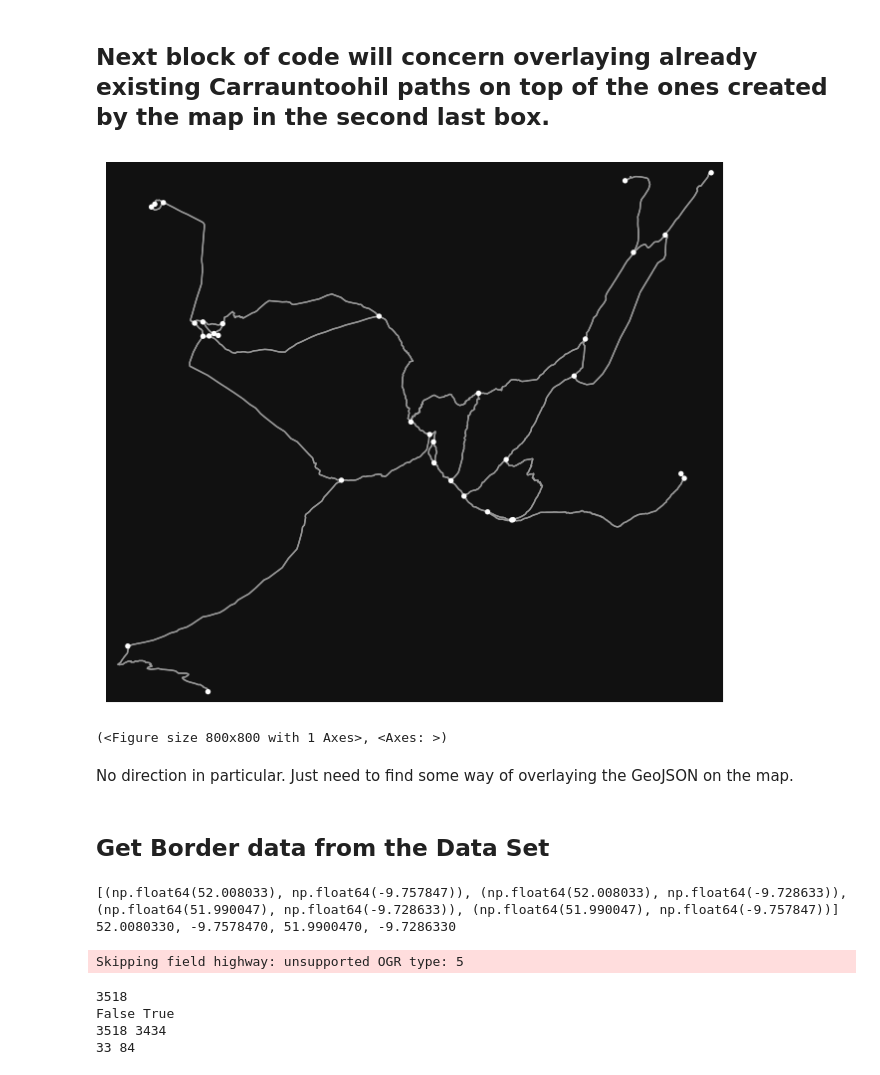
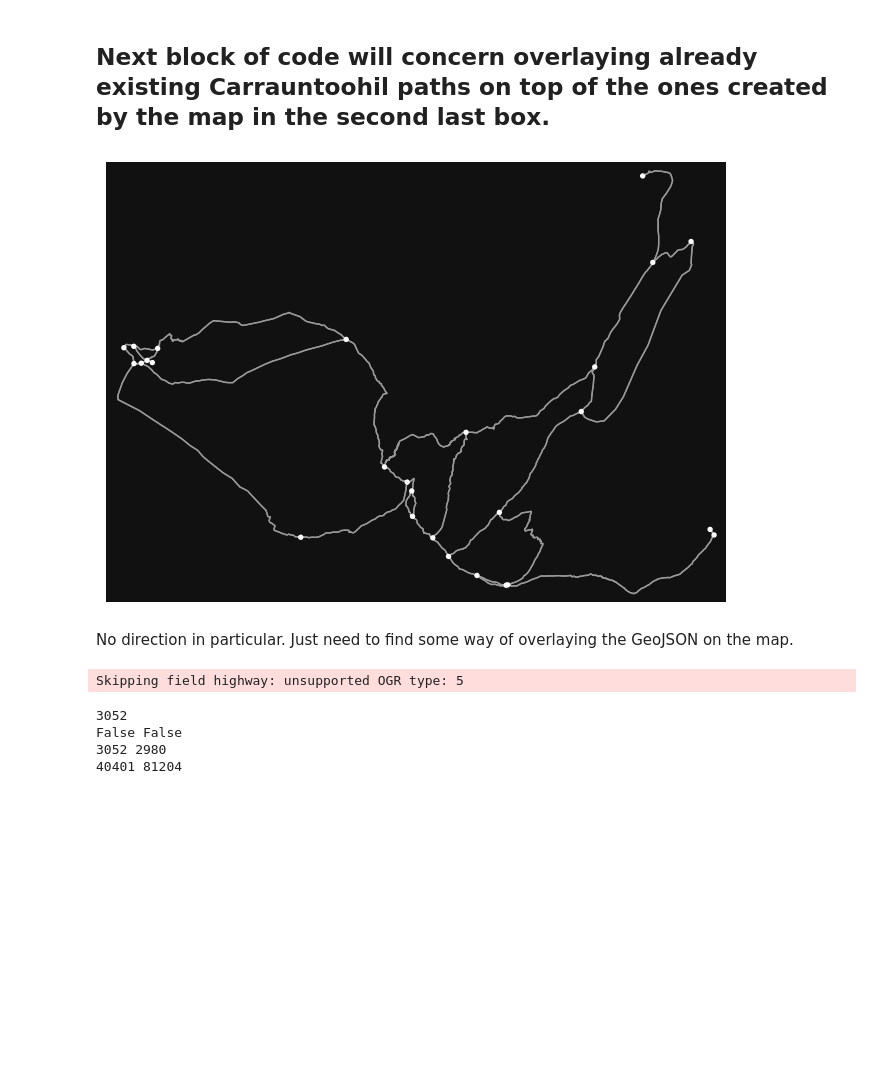
Before and after one commit to DogPope/FYP-Development, a Jupyter notebook: functions.ipynb, the cells around one changed output. Drawn from its saved outputs; the diff is of its cells as text; code cells hidden in the pictures; blank space fills up the shorter version.

Commit message:
Added Terrain data from the Path set. Should add to the Graph.

```diff
--- a/functions.ipynb
+++ b/functions.ipynb
@@ -91,43 +91,25 @@ m.save("path_map.html")
 # %% [markdown]
 ## Next block of code will concern overlaying already existing Carrauntoohil paths on top of the ones created by the map in the second last box.
 # %%
-import osmnx as ox
+def produce_hiking_paths():
+    import osmnx as ox
 
-tags = {"highway": "path"}
+    tags = {"highway": "path"}
+    # 3000 is the minimum distance where all paths are accounted for.
+    G = ox.graph_from_point((highest[0], highest[1]), dist=3000, network_type="walk", custom_filter='["highway"~"path|footway|track"]')
 
-G = ox.graph_from_point((highest[0], highest[1]), dist=4000, network_type="walk", custom_filter='["highway"~"path|footway|track"]')
+    nodes, edges = ox.graph_to_gdfs(G) # This is where the Graph is converted to MultiDirectional
 
-nodes, edges = ox.graph_to_gdfs(G)
-
-edges.to_file("hiking_paths.geojson")
-ox.plot_graph(G)
+    edges.to_file("hiking_paths.geojson")
+    ox.plot_graph(G)
+produce_hiking_paths()
 # %% [output]
-[figure, old version]
+[figure, new version]
-(<Figure size 800x800 with 1 Axes>, <Axes: >)
 # %% [markdown]
 No direction in particular. Just need to find some way of overlaying the GeoJSON on the map.
-# %% [markdown]
-## Get Border data from the Data Set
-# %%
-rounded_dataFrame = df.round(7)
-max_lat = rounded_dataFrame['latitude'].max()
-max_lon = rounded_dataFrame['longitude'].max()
-min_lat = rounded_dataFrame['latitude'].min()
-min_lon = rounded_dataFrame['longitude'].min()
-northeast_point = max_lat, max_lon
-northwest_point = max_lat, min_lon
-southwest_point = min_lat, min_lon
-southeast_point = min_lat, max_lon
-
-borders = [northwest_point, northeast_point, southeast_point, southwest_point]
-print(borders)
-print(f"{northwest_point[0]:.7f}, {northwest_point[1]:.7f}, {southeast_point[0]:.7f}, {southeast_point[1]:.7f}") # Hello?
-# %% [output]
-[(np.float64(52.008033), np.float64(-9.757847)), (np.float64(52.008033), np.float64(-9.728633)), (np.float64(51.990047), np.float64(-9.728633)), (np.float64(51.990047), np.float64(-9.757847))]
-52.0080330, -9.7578470, 51.9900470, -9.7286330
 # %%
-geo_data_frame = gpd.read_file('https://raw.githubusercontent.com/DogPope/FYP-Development/main/hiking_paths.geojson')
-
+geo_data_frame = gpd.read_file('hiking_paths.geojson')
+# Note: They WILL combine now.
 graph_geo = nx.Graph()
 
 for idx, row in geo_data_frame.iterrows():
@@ -147,10 +129,10 @@ print(graph_geo.number_of_nodes(), graph_geo.number_of_edges()) # 40401 is the c
 print(G.number_of_nodes(), G.number_of_edges())
 # %% [output]
 Skipping field highway: unsupported OGR type: 5
-3518
-False True
-3518 3434
-33 84
+3052
+False False
+3052 2980
+40401 81204
 # %%
 def add_path_data():
   geo_data_frame = gpd.read_file('hiking_paths.geojson')
```
Also changed, not shown: parts of 5 cells of this notebook, 4 other files.
